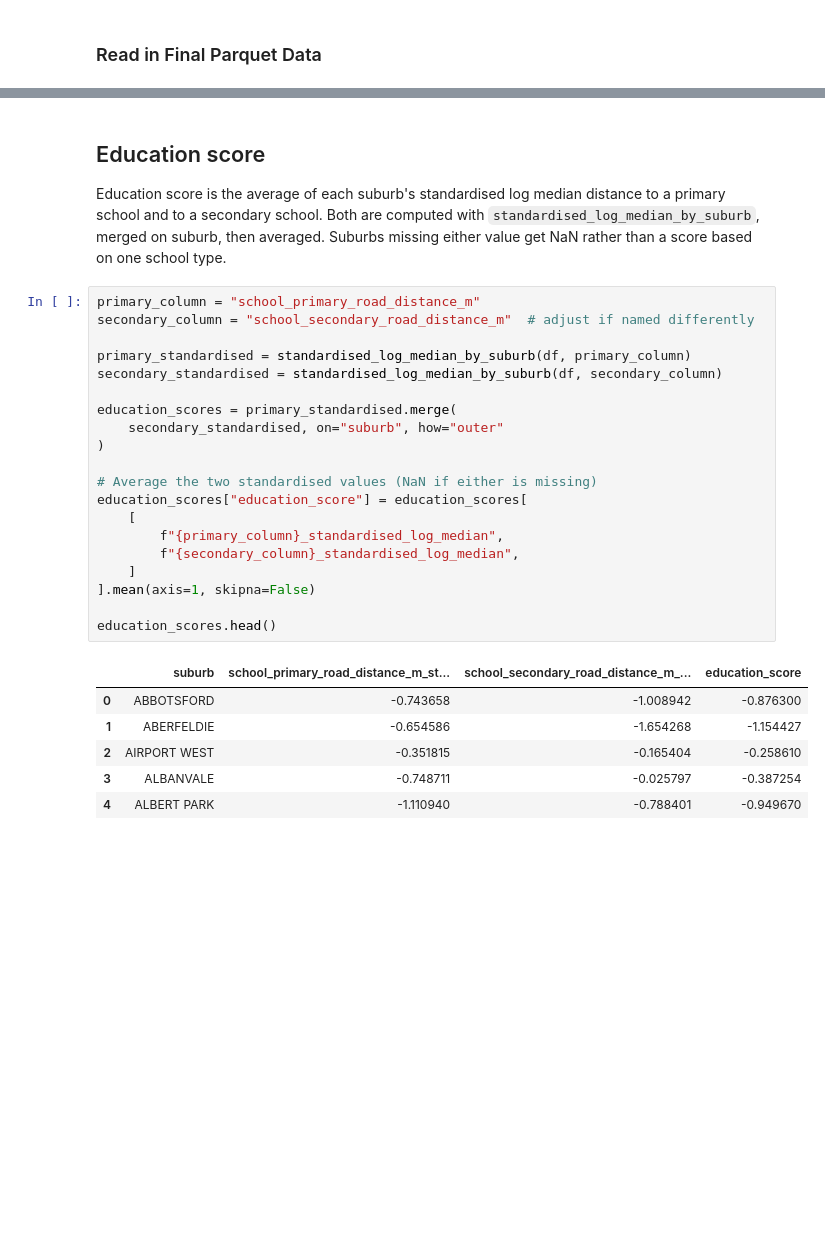
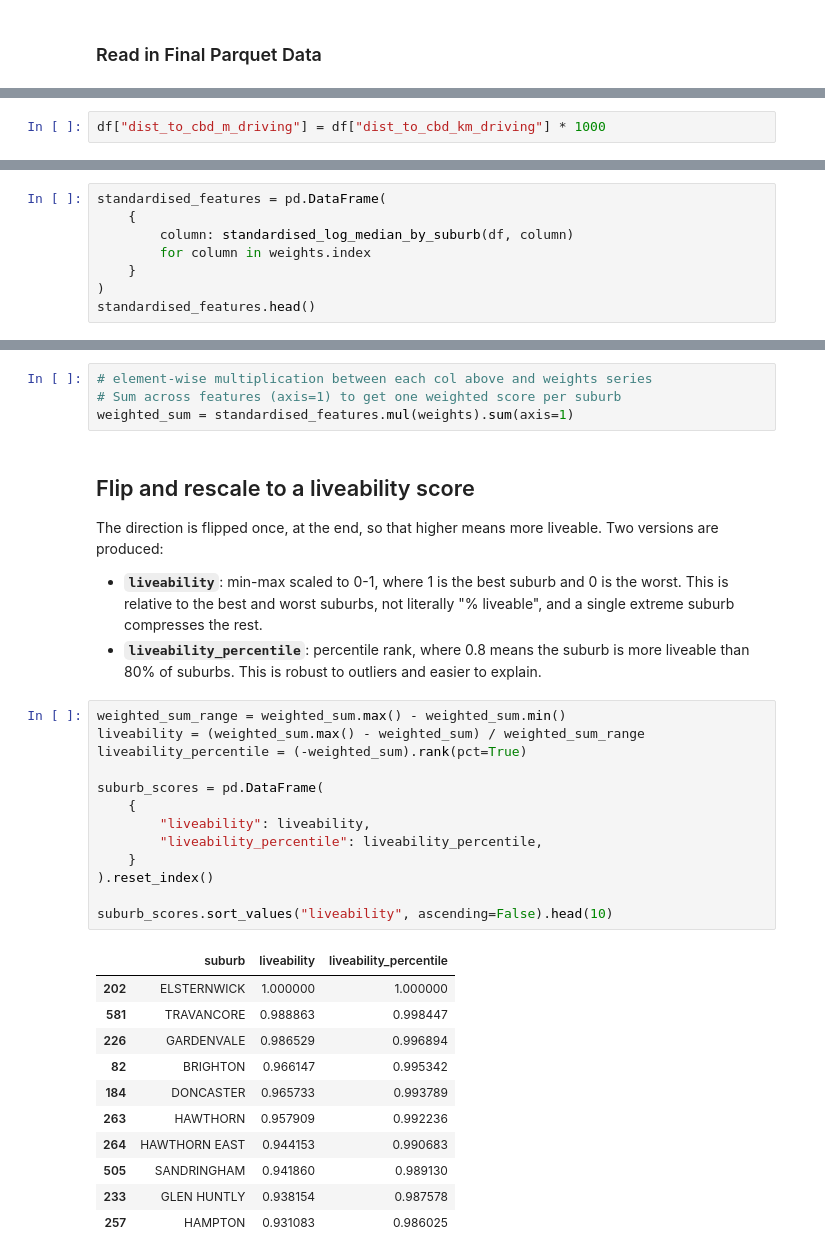
Before and after one commit to NikhilGaba49/industry-project-group-1, a Jupyter notebook: notebooks/calculate_liveability.ipynb, the cells around one changed output, grey strips where cells are left out. Cells and saved outputs as stored; diff of their text form; blank space fills up the shorter version.

Commit message:
computed liveability for each suburb and filtered top 10 suburbs by liveability

```diff
--- a/notebooks/calculate_liveability.ipynb
+++ b/notebooks/calculate_liveability.ipynb
@@ -36 +56,3 @@ list(df.columns)
+# %%
+df["dist_to_cbd_m_driving"] = df["dist_to_cbd_km_driving"] * 1000
 # %% [markdown]
@@ -70,0 +165,8 @@ def standardised_log_median_by_suburb(
+# %%
+standardised_features = pd.DataFrame(
+    {
+        column: standardised_log_median_by_suburb(df, column)
+        for column in weights.index
+    }
+)
+standardised_features.head()
@@ -71,30 +185,36 @@ def standardised_log_median_by_suburb(
+# %%
+# element-wise multiplication between each col above and weights series
+# Sum across features (axis=1) to get one weighted score per suburb
+weighted_sum = standardised_features.mul(weights).sum(axis=1)
 # %% [markdown]
-## Education score
-Education score is the average of each suburb's standardised log median distance to a primary school and to a secondary school. Both are computed with `standardised_log_median_by_suburb`, merged on suburb, then averaged. Suburbs missing either value get NaN rather than a score based on one school type.
+## Flip and rescale to a liveability score
+
+The direction is flipped once, at the end, so that higher means more liveable. Two versions are produced:
+
+- **`liveability`**: min-max scaled to 0-1, where 1 is the best suburb and 0 is the worst. This is relative to the best and worst suburbs, not literally "% liveable", and a single extreme suburb compresses the rest.
+- **`liveability_percentile`**: percentile rank, where 0.8 means the suburb is more liveable than 80% of suburbs. This is robust to outliers and easier to explain.
 # %%
-primary_column = "school_primary_road_distance_m"
-secondary_column = "school_secondary_road_distance_m"  # adjust if named differently
+weighted_sum_range = weighted_sum.max() - weighted_sum.min()
+liveability = (weighted_sum.max() - weighted_sum) / weighted_sum_range
+liveability_percentile = (-weighted_sum).rank(pct=True)
 
-primary_standardised = standardised_log_median_by_suburb(df, primary_column)
-secondary_standardised = standardised_log_median_by_suburb(df, secondary_column)
+suburb_scores = pd.DataFrame(
+    {
+        "liveability": liveability,
+        "liveability_percentile": liveability_percentile,
+    }
+).reset_index()
 
-education_scores = primary_standardised.merge(
-    secondary_standardised, on="suburb", how="outer"
-)
-
-# Average the two standardised values (NaN if either is missing)
-education_scores["education_score"] = education_scores[
-    [
-        f"{primary_column}_standardised_log_median",
-        f"{secondary_column}_standardised_log_median",
-    ]
-].mean(axis=1, skipna=False)
-
-education_scores.head()
+suburb_scores.sort_values("liveability", ascending=False).head(10)
 # %% [output]
-|  | suburb | school_primary_road_distance_m_st... | school_secondary_road_distance_m_... | education_score |
-| 0 | ABBOTSFORD | -0.743658 | -1.008942 | -0.876300 |
-| 1 | ABERFELDIE | -0.654586 | -1.654268 | -1.154427 |
-| 2 | AIRPORT WEST | -0.351815 | -0.165404 | -0.258610 |
-| 3 | ALBANVALE | -0.748711 | -0.025797 | -0.387254 |
-| 4 | ALBERT PARK | -1.110940 | -0.788401 | -0.949670 |
+|  | suburb | liveability | liveability_percentile |
+| 202 | ELSTERNWICK | 1.000000 | 1.000000 |
+| 581 | TRAVANCORE | 0.988863 | 0.998447 |
+| 226 | GARDENVALE | 0.986529 | 0.996894 |
+| 82 | BRIGHTON | 0.966147 | 0.995342 |
+| 184 | DONCASTER | 0.965733 | 0.993789 |
+| 263 | HAWTHORN | 0.957909 | 0.992236 |
+| 264 | HAWTHORN EAST | 0.944153 | 0.990683 |
+| 505 | SANDRINGHAM | 0.941860 | 0.989130 |
+| 233 | GLEN HUNTLY | 0.938154 | 0.987578 |
+| 257 | HAMPTON | 0.931083 | 0.986025 |
```
Also changed, not shown: parts of 20 cells of this notebook.
